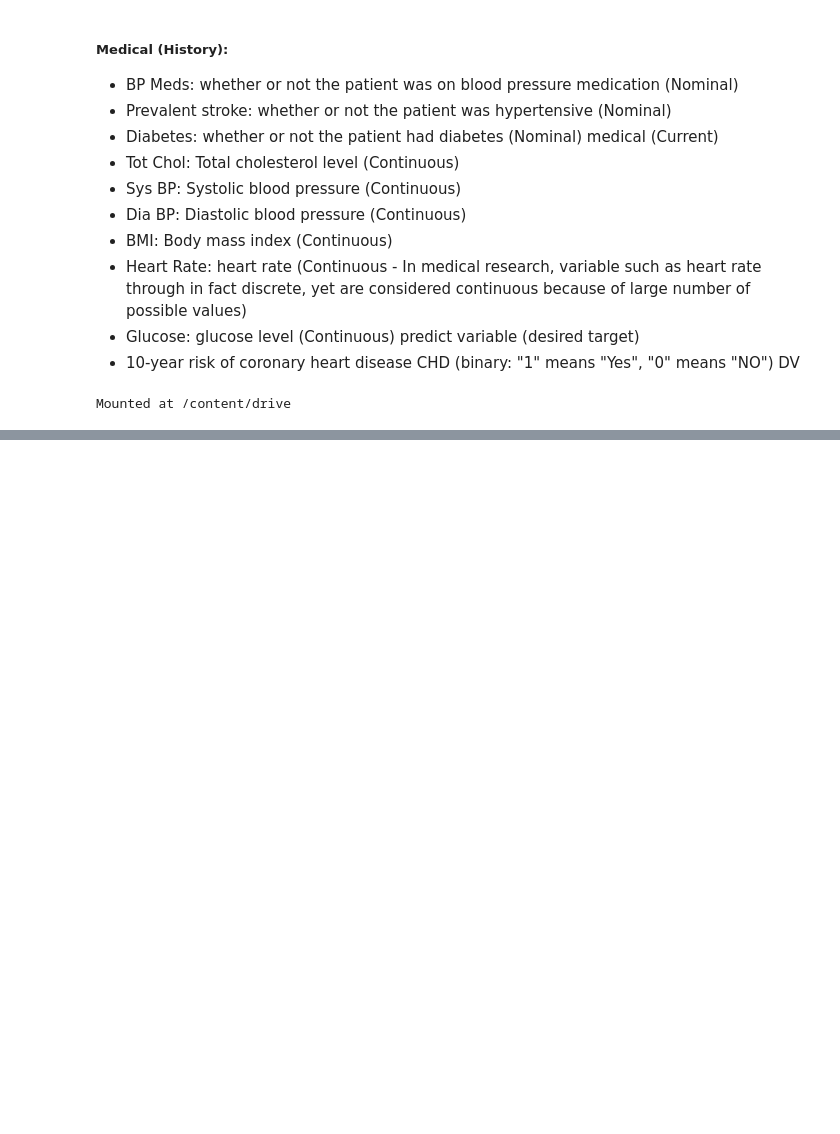
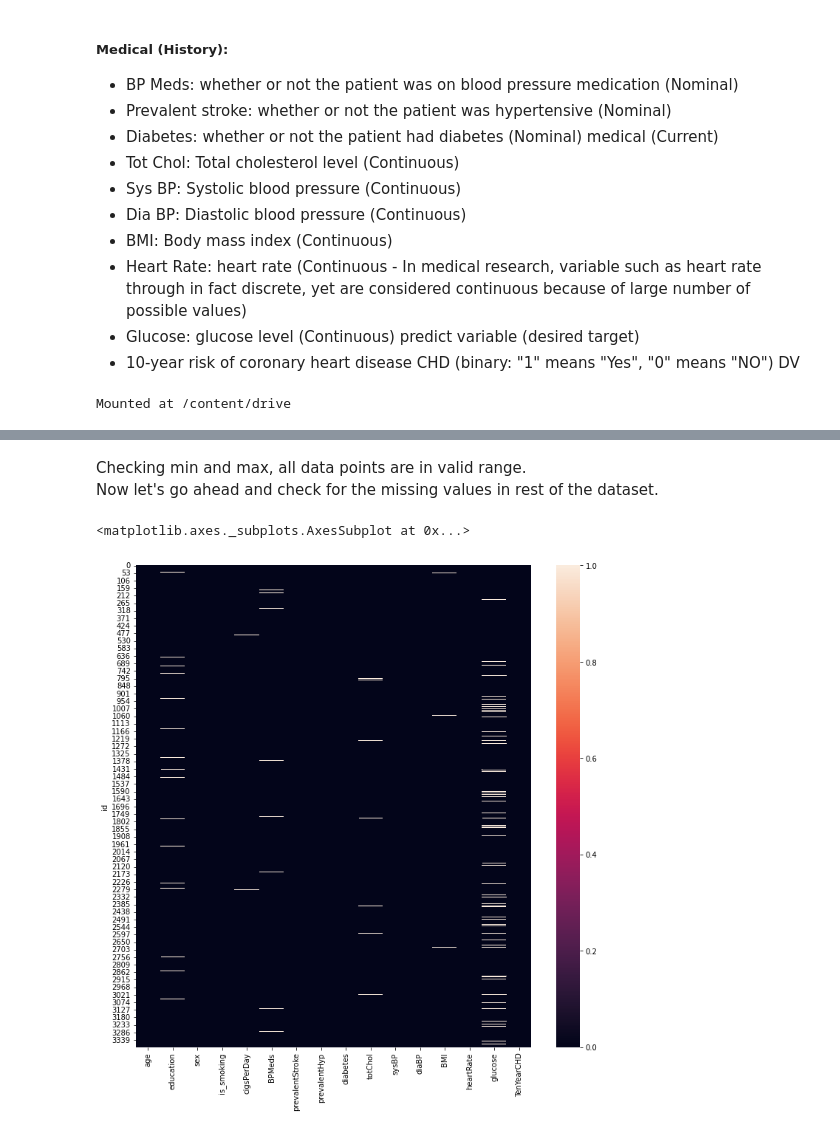
Before and after one commit to ambika1us/Cardiovascular_Risk_Prediction, a Jupyter notebook: Ambika_Prasad_Cardiovascular_Risk_Prediction.ipynb, the cells around one changed output, grey strips where cells are left out. Drawn from its saved outputs; the diff is of its cells as text; code cells hidden in the pictures; blank space fills up the shorter version.

```diff
--- a/Ambika_Prasad_Cardiovascular_Risk_Prediction.ipynb
+++ b/Ambika_Prasad_Cardiovascular_Risk_Prediction.ipynb
@@ -119,0 +154,10 @@ crp_df.head()
+# %% [markdown]
+Checking min and max, all data points are in valid range.<br>
+Now let's go ahead and check for the missing values in rest of the dataset.
+# %%
+mis_val=crp_df.isnull()
+plt.figure(figsize=(12,12))
+sns.heatmap(mis_val)
+# %% [output]
+<matplotlib.axes._subplots.AxesSubplot at 0x...>
+[figure, added]
```
Also changed, not shown: parts of 20 cells of this notebook.
